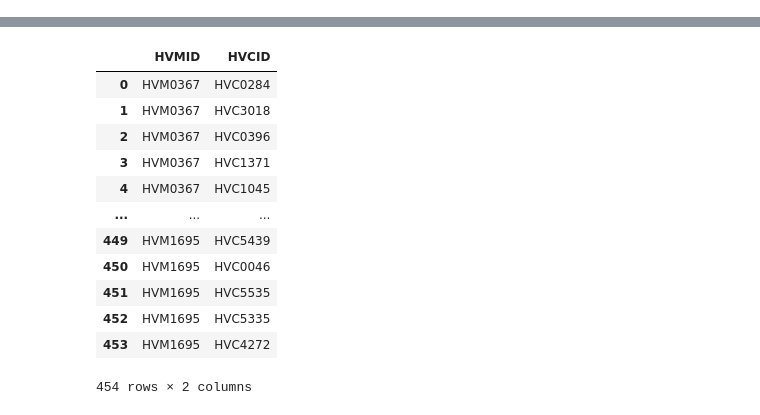
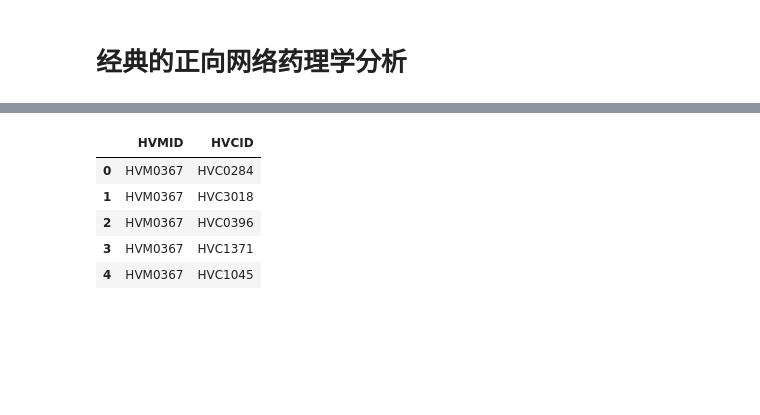
Before and after one commit to MLi-lab-Bioinformatics-NJUCM/HerbiV, a Jupyter notebook: demo.ipynb, the cells around one changed output, grey strips where cells are left out. Cells and saved outputs as stored; diff of their text form; code cells hidden in the pictures; blank space fills up the shorter version.

```diff
--- a/demo.ipynb
+++ b/demo.ipynb
@@ -1,6 +3,7 @@
+# %% [markdown]
+# 经典的正向网络药理学分析
 # %%
-from herbiv import analysis
-tcm, tcm_chem_links, chem_protein_links = analysis.from_tcm(['柴胡', '黄芩'])
+tcm, tcm_chem_links, chem, chem_protein_links, protein = analysis.from_tcm(['柴胡', '黄芩'])
 # %%
 tcm
 # %% [output]
@@ -8,18 +11,11 @@ tcm
 | 0 | HVM0367 | 柴胡 | CHAI HU | root of Chinese Thorowax | Radix Bupleuri | Minor cold; Pungent; Bitter | Liver; Gallbladder | root | To relieve fever, to soothe the l... | ... |
 | 1 | HVM1695 | 黄芩 | HUANG QIN | root of Baikal skullcap | Radix Scutellariae | Cold; Bitter | Lung; Large Intestine; Stomach; S... | root | To remove damp-heat, to quench fi... | ... |
 # %%
-tcm_chem_links
+tcm_chem_links.head()
 # %% [output]
 |  | HVMID | HVCID |
 | 0 | HVM0367 | HVC0284 |
 | 1 | HVM0367 | HVC3018 |
 | 2 | HVM0367 | HVC0396 |
 | 3 | HVM0367 | HVC1371 |
 | 4 | HVM0367 | HVC1045 |
-| ... | ... | ... |
-| 449 | HVM1695 | HVC5439 |
-| 450 | HVM1695 | HVC0046 |
-| 451 | HVM1695 | HVC5535 |
-| 452 | HVM1695 | HVC5335 |
-| 453 | HVM1695 | HVC4272 |
-454 rows × 2 columns
```
Also changed, not shown: parts of 18 cells of this notebook, 1 other file.
